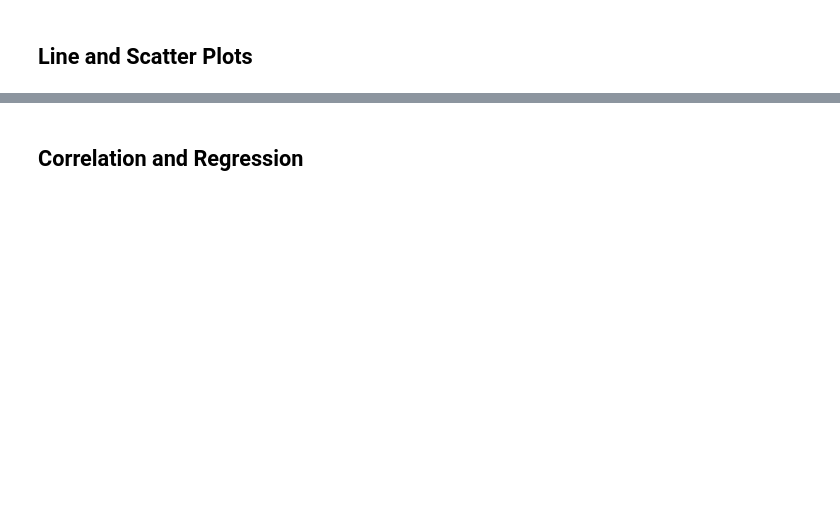
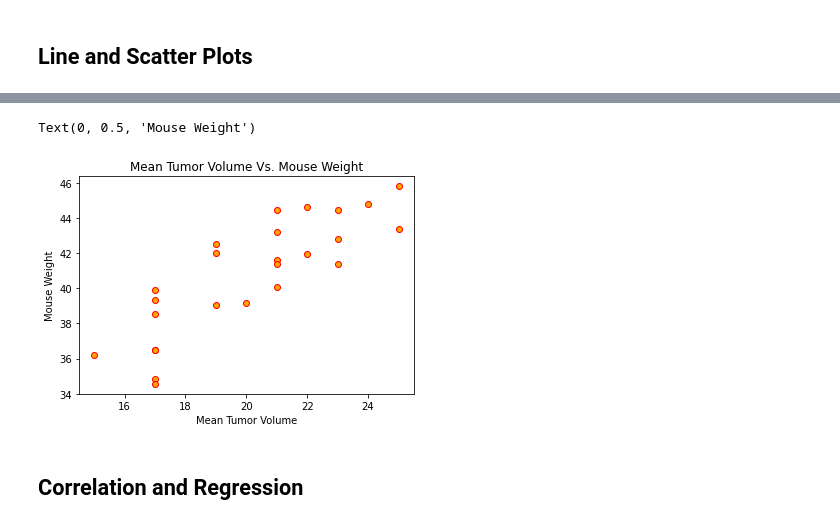
Before and after one commit to ColeJal/The-Power-of-Plots-Challenge-5, a Jupyter notebook: Homework/Instructions/Pymaceuticals/pymaceuticals_starter.ipynb, the cells around one changed output, grey strips where cells are left out. Cells and saved outputs as stored; diff of their text form; code cells hidden in the pictures; blank space fills up the shorter version.

```diff
--- a/Homework/Instructions/Pymaceuticals/pymaceuticals_starter.ipynb
+++ b/Homework/Instructions/Pymaceuticals/pymaceuticals_starter.ipynb
@@ -290,5 +425,15 @@ Series([], Name: Tumor Volume (mm3), dtype: float64)
 # %%
 # Generate a scatter plot of average tumor volume vs. mouse weight for the Capomulin regimen
+
+mean_capomulin_tu = Capomulin_Data.groupby(["Mouse ID"]).mean()
+
+plt.scatter(mean_capomulin_tu["Weight (g)"],mean_capomulin_tu["Tumor Volume (mm3)"], facecolors="Orange", edgecolors="Red")
+plt.title("Mean Tumor Volume Vs. Mouse Weight")
+plt.xlabel("Mean Tumor Volume")
+plt.ylabel("Mouse Weight")
+# %% [output]
+Text(0, 0.5, 'Mouse Weight')
+[figure, added]
 # %% [markdown]
 ## Correlation and Regression
 # %%
```
Also changed, not shown: parts of 10 cells of this notebook.
